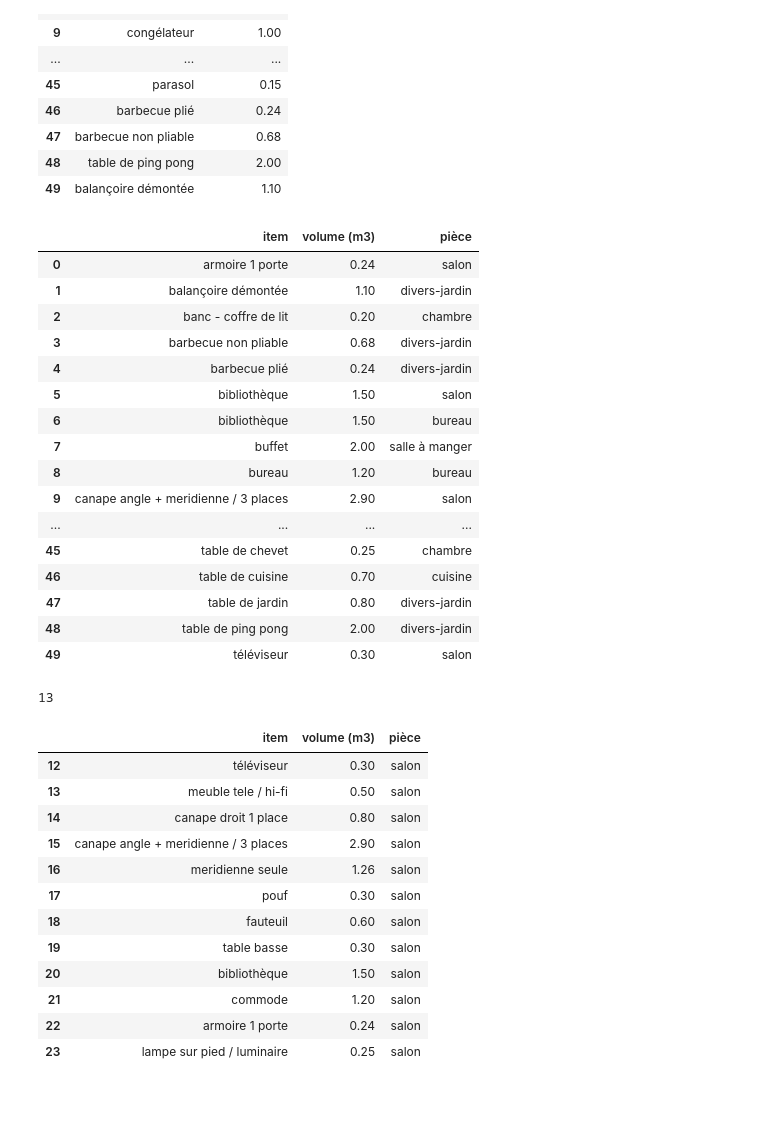
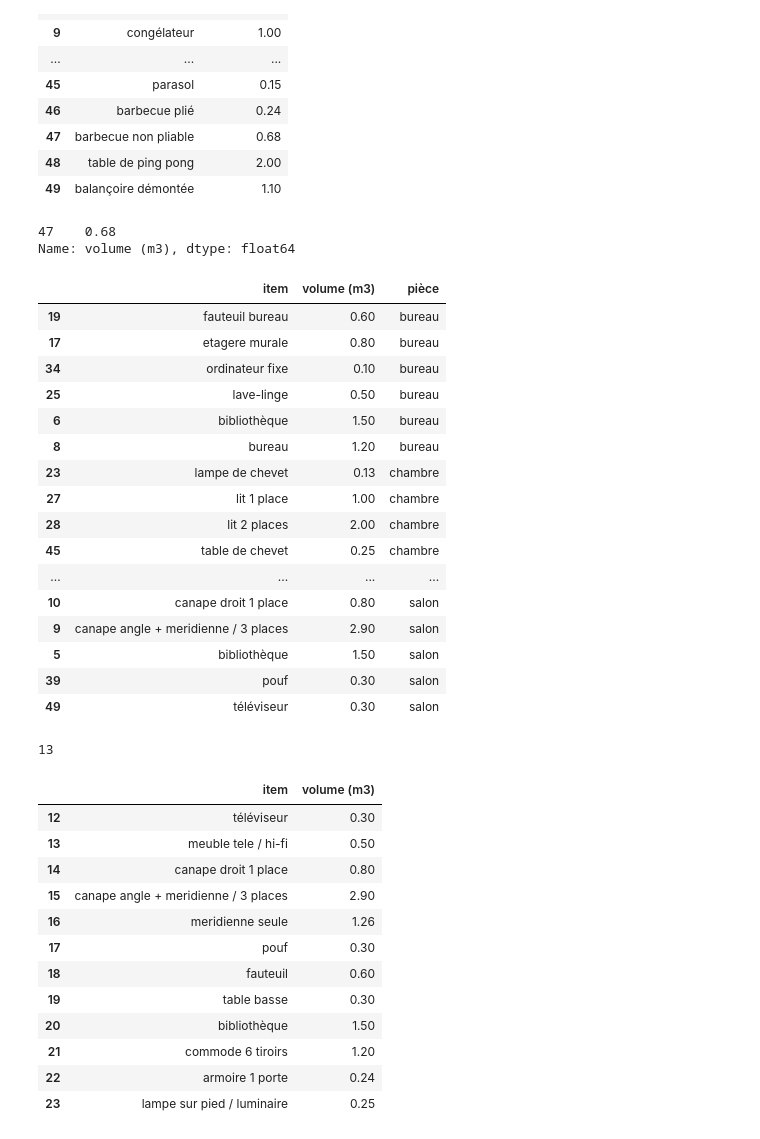
Before and after one commit to CathieLC/Wild-Data-Engineer-2022-2023, a Jupyter notebook: Titre CDA v2/02_base_de_donnees.ipynb, the cells around one changed output. Cells and saved outputs as stored; diff of their text form; code cells hidden in the pictures; blank space fills up the shorter version.

```diff
--- a/Titre CDA v2/02_base_de_donnees.ipynb
+++ b/Titre CDA v2/02_base_de_donnees.ipynb
@@ -149,7 +149,7 @@ data = {'item': ['placard',
                  'etagere murale',
                  'bureau',
                  'fauteuil bureau',
-                 'ordianteur',
+                 'ordinateur fixe',
                  'bibliothèque',
                  'table de jardin',
                  'chaise de jardin',
@@ -232,53 +232,62 @@ df
 | 47 | barbecue non pliable | 0.68 |
 | 48 | table de ping pong | 2.00 |
 | 49 | balançoire démontée | 1.10 |
+# %%
+df.head()
+
+loc = df.loc[df['item'] == 'barbecue non pliable']
+
+loc['volume (m3)']
+# %% [output]
+47    0.68
+Name: volume (m3), dtype: float64
 # %%
 #import csv
 df.to_csv('items.csv', encoding='utf-8')
 # %%
 df_pièces = df.copy()
 # create a list of our conditions
 conditions = [(df_pièces.index <= 11), #cuisine
               (df_pièces.index > 11) & (df_pièces.index <= 24), #salon
               (df_pièces.index > 24) & (df_pièces.index <= 27), #sam
               (df_pièces.index > 27) & (df_pièces.index <= 36), #chambre
               (df_pièces.index > 36) & (df_pièces.index <= 42), #bureau
               (df_pièces.index > 42) & (df_pièces.index <= 49), #divers-jardin
 
             ]
 
 
 # create a list of the values we want to assign for each condition
 values = ['cuisine', 'salon', 'salle à manger', 'chambre','bureau', 'divers-jardin']
 
 # create a new column and use np.select to assign values to it using our lists as arguments
 df_pièces['pièce'] = np.select(conditions, values)
 
 #sort value
 df_pièces = df_pièces.sort_values(by=['item'], ascending=True).reset_index(drop=True)
 
 
 #import csv
 df_pièces.to_csv('items_with_pieces.csv', encoding='utf-8')
 
-df_pièces
+df_pièces.sort_values(by=['pièce'])
 # %% [output]
 |  | item | volume (m3) | pièce |
-| 0 | armoire 1 porte | 0.24 | salon |
-| 1 | balançoire démontée | 1.10 | divers-jardin |
-| 2 | banc - coffre de lit | 0.20 | chambre |
-| 3 | barbecue non pliable | 0.68 | divers-jardin |
-| 4 | barbecue plié | 0.24 | divers-jardin |
+| 19 | fauteuil bureau | 0.60 | bureau |
+| 17 | etagere murale | 0.80 | bureau |
+| 34 | ordinateur fixe | 0.10 | bureau |
+| 25 | lave-linge | 0.50 | bureau |
+| 6 | bibliothèque | 1.50 | bureau |
+| 8 | bureau | 1.20 | bureau |
+| 23 | lampe de chevet | 0.13 | chambre |
+| 27 | lit 1 place | 1.00 | chambre |
+| 28 | lit 2 places | 2.00 | chambre |
+| 45 | table de chevet | 0.25 | chambre |
+| ... | ... | ... | ... |
+| 10 | canape droit 1 place | 0.80 | salon |
+| 9 | canape angle + meridienne / 3 places | 2.90 | salon |
 | 5 | bibliothèque | 1.50 | salon |
-| 6 | bibliothèque | 1.50 | bureau |
-| 7 | buffet | 2.00 | salle à manger |
-| 8 | bureau | 1.20 | bureau |
-| 9 | canape angle + meridienne / 3 places | 2.90 | salon |
-| ... | ... | ... | ... |
-| 45 | table de chevet | 0.25 | chambre |
-| 46 | table de cuisine | 0.70 | cuisine |
-| 47 | table de jardin | 0.80 | divers-jardin |
-| 48 | table de ping pong | 2.00 | divers-jardin |
+| 39 | pouf | 0.30 | salon |
 | 49 | téléviseur | 0.30 | salon |
 # %%
 len(df.loc[0:12])
@@ -288,16 +297,16 @@ len(df.loc[0:12])
 df_select = [(df.index > 11) & (df.index <= 23)]
 df.loc[12:23]
 # %% [output]
-|  | item | volume (m3) | pièce |
-| 12 | téléviseur | 0.30 | salon |
-| 13 | meuble tele / hi-fi | 0.50 | salon |
-| 14 | canape droit 1 place | 0.80 | salon |
-| 15 | canape angle + meridienne / 3 places | 2.90 | salon |
-| 16 | meridienne seule | 1.26 | salon |
-| 17 | pouf | 0.30 | salon |
-| 18 | fauteuil | 0.60 | salon |
-| 19 | table basse | 0.30 | salon |
-| 20 | bibliothèque | 1.50 | salon |
-| 21 | commode | 1.20 | salon |
-| 22 | armoire 1 porte | 0.24 | salon |
-| 23 | lampe sur pied / luminaire | 0.25 | salon |
+|  | item | volume (m3) |
+| 12 | téléviseur | 0.30 |
+| 13 | meuble tele / hi-fi | 0.50 |
+| 14 | canape droit 1 place | 0.80 |
+| 15 | canape angle + meridienne / 3 places | 2.90 |
+| 16 | meridienne seule | 1.26 |
+| 17 | pouf | 0.30 |
+| 18 | fauteuil | 0.60 |
+| 19 | table basse | 0.30 |
+| 20 | bibliothèque | 1.50 |
+| 21 | commode 6 tiroirs | 1.20 |
+| 22 | armoire 1 porte | 0.24 |
+| 23 | lampe sur pied / luminaire | 0.25 |
```
Also changed, not shown: 2 other files.
